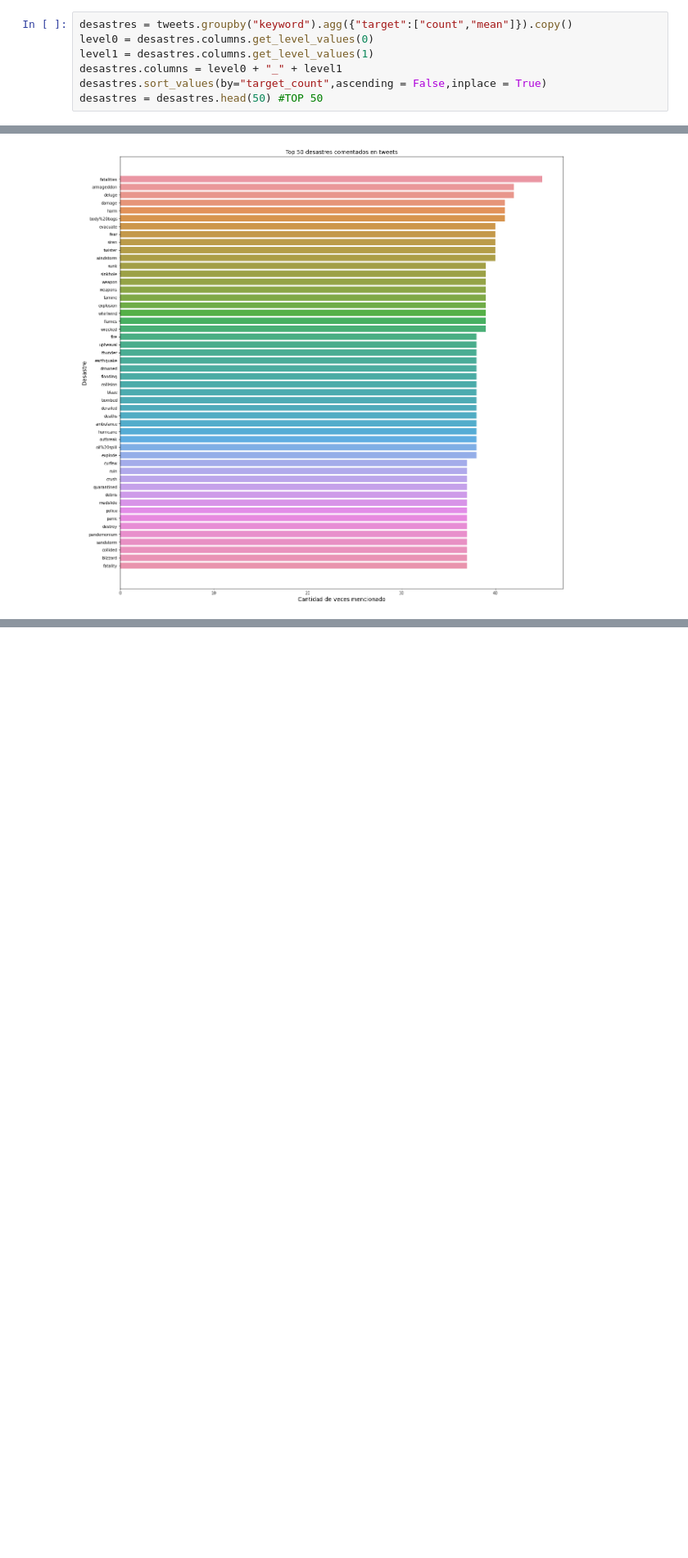
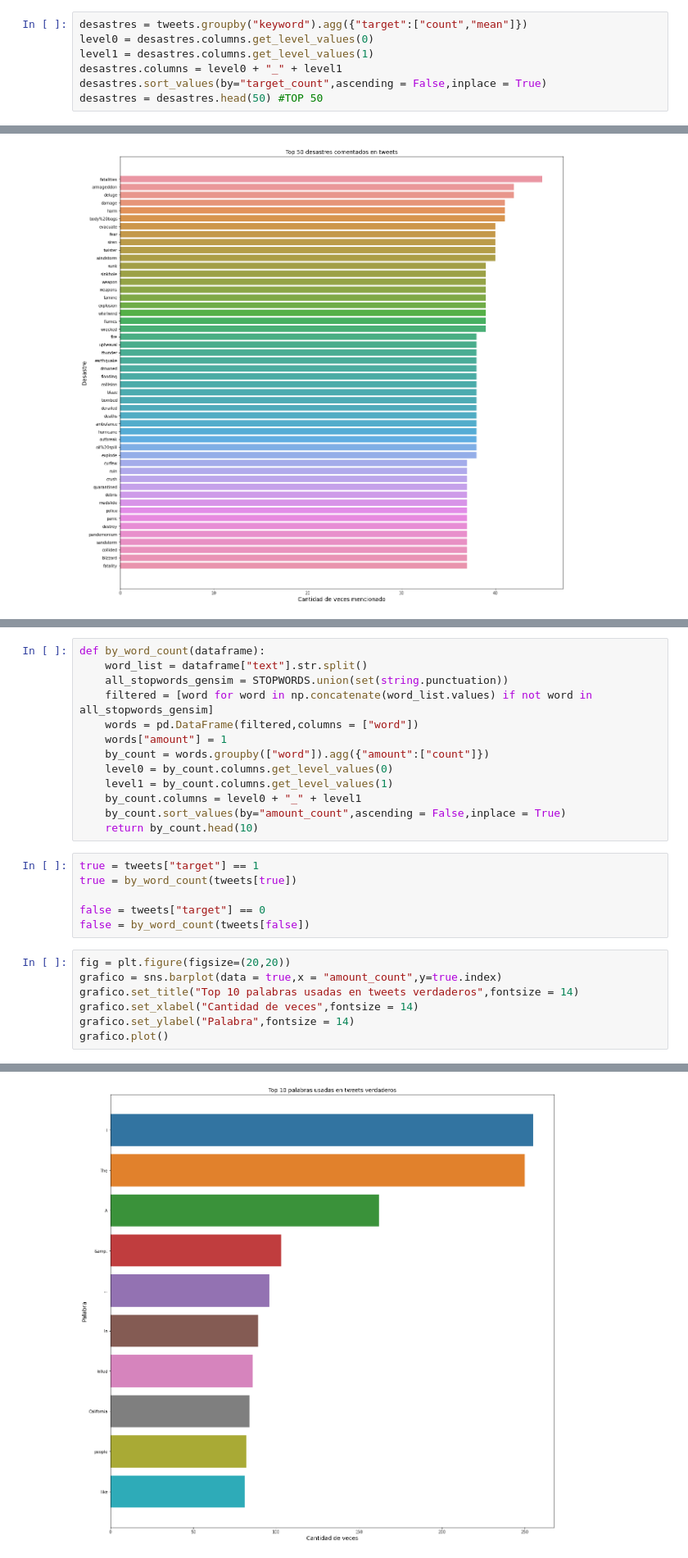
Before and after one commit to milemarchese/OrganizacionDeDatos, a Jupyter notebook: Análisis Exploratorio.ipynb, the cells around one changed output, grey strips where cells are left out. Shown at 82% size. Saved outputs shown, nothing was run; the diff lists cells and outputs as text; blank space fills up the shorter version.

Commit message:
Agrega palabras mas usadas y hashtag mas usado segun el tweet

```diff
--- a/Análisis Exploratorio.ipynb
+++ b/Análisis Exploratorio.ipynb
@@ -82,7 +84,7 @@ memory usage: 348.5+ KB
 # %% [markdown]
 TOP 50 DESASTRES COMENTADOS EN LOS TWEETS
 # %%
-desastres = tweets.groupby("keyword").agg({"target":["count","mean"]}).copy()
+desastres = tweets.groupby("keyword").agg({"target":["count","mean"]})
 level0 = desastres.columns.get_level_values(0)
 level1 = desastres.columns.get_level_values(1)
 desastres.columns = level0 + "_" + level1
@@ -100,0 +105,27 @@ grafico.plot()
+# %%
+def by_word_count(dataframe):
+    word_list = dataframe["text"].str.split()
+    all_stopwords_gensim = STOPWORDS.union(set(string.punctuation))
+    filtered = [word for word in np.concatenate(word_list.values) if not word in all_stopwords_gensim]
+    words = pd.DataFrame(filtered,columns = ["word"])
+    words["amount"] = 1
+    by_count = words.groupby(["word"]).agg({"amount":["count"]})
+    level0 = by_count.columns.get_level_values(0)
+    level1 = by_count.columns.get_level_values(1)
+    by_count.columns = level0 + "_" + level1
+    by_count.sort_values(by="amount_count",ascending = False,inplace = True)
+    return by_count.head(10)
+# %%
+true = tweets["target"] == 1
+true = by_word_count(tweets[true])
+
+false = tweets["target"] == 0
+false = by_word_count(tweets[false])
+# %%
+fig = plt.figure(figsize=(20,20))
+grafico = sns.barplot(data = true,x = "amount_count",y=true.index)
+grafico.set_title("Top 10 palabras usadas en tweets verdaderos",fontsize = 14)
+grafico.set_xlabel("Cantidad de veces",fontsize = 14)
+grafico.set_ylabel("Palabra",fontsize = 14)
+grafico.plot()
+# %% [output]
@@ -100,0 +133 @@ grafico.plot()
+[figure, added]
```
Also changed, not shown: parts of 10 cells of this notebook.
